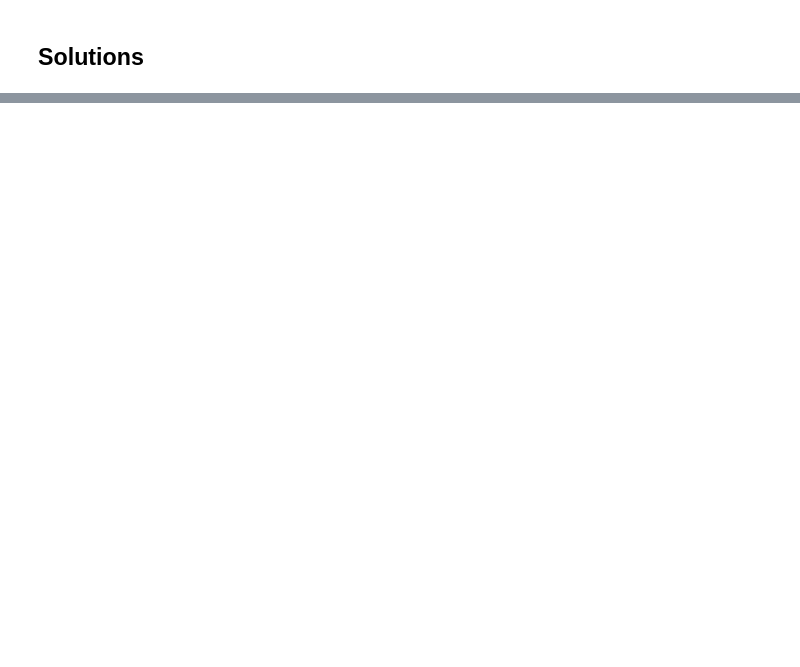
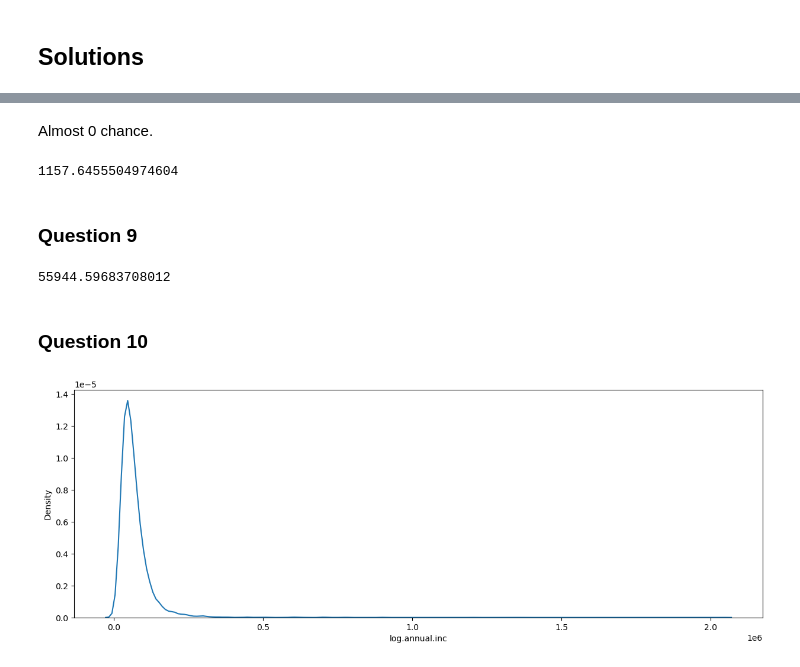
Before and after one commit to Pizza1119/DATA_3450_Quiz_2, a Jupyter notebook: quiz_2_1221_start.ipynb, the cells around one changed output, grey strips where cells are left out. Saved outputs shown, nothing was run; the diff lists cells and outputs as text; code cells hidden in the pictures; blank space fills up the shorter version.

```diff
--- a/quiz_2_1221_start.ipynb
+++ b/quiz_2_1221_start.ipynb
@@ -71,0 +123,20 @@ sns.kdeplot(data=df["fico"])
+# %% [markdown]
+Almost 0 chance.
+# %%
+obs_needed85 = powerTest.solve_power(effect_size=ces, nobs=None, alpha=alpha, power=.85)
+obs_needed85
+# %% [output]
+1157.6455504974604
+# %% [markdown]
+### Question 9 ###
+# %%
+np.exp(df["log.annual.inc"].mean())
+# %% [output]
+55944.59683708012
+# %% [markdown]
+### Question 10 ###
+# %%
+sns.kdeplot(data=np.exp(df["log.annual.inc"]))
+plt.show()
+# %% [output]
+[figure, added]
```
Also changed, not shown: parts of 28 cells of this notebook.
